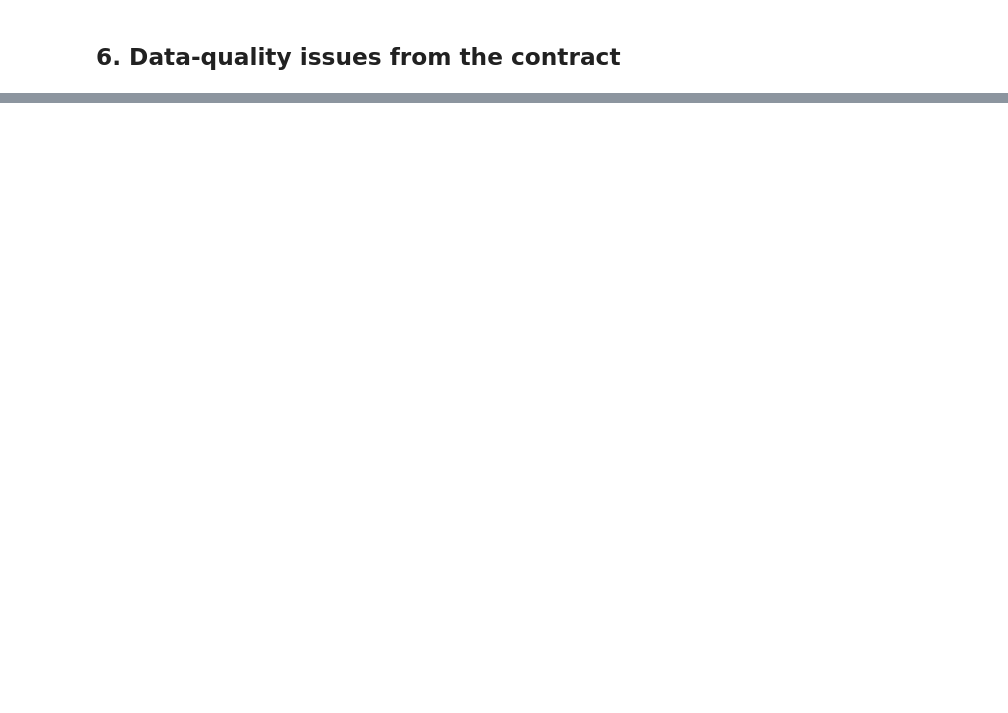
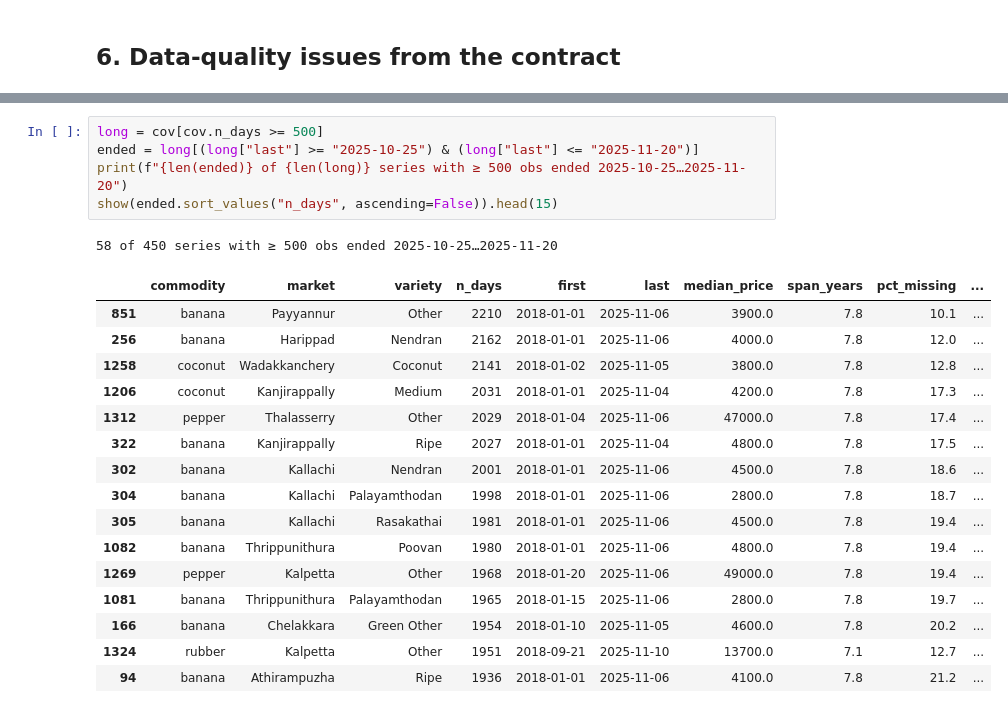
Before and after one commit to sayandp/kerala-crop-forecaster, a Jupyter notebook: notebooks/eda.ipynb, the cells around one changed output, grey strips where cells are left out. Saved outputs shown, nothing was run; the diff lists cells and outputs as text; blank space fills up the shorter version.

```diff
--- a/notebooks/eda.ipynb
+++ b/notebooks/eda.ipynb
@@ -267,0 +412,23 @@ _(filled in after executing — see next cell)_
+# %%
+long = cov[cov.n_days >= 500]
+ended = long[(long["last"] >= "2025-10-25") & (long["last"] <= "2025-11-20")]
+print(f"{len(ended)} of {len(long)} series with ≥ 500 obs ended 2025-10-25…2025-11-20")
+show(ended.sort_values("n_days", ascending=False)).head(15)
+# %% [output]
+58 of 450 series with ≥ 500 obs ended 2025-10-25…2025-11-20
+|  | commodity | market | variety | n_days | first | last | median_price | span_years | pct_missing | ... |
+| 851 | banana | Payyannur | Other | 2210 | 2018-01-01 | 2025-11-06 | 3900.0 | 7.8 | 10.1 | ... |
+| 256 | banana | Harippad | Nendran | 2162 | 2018-01-01 | 2025-11-06 | 4000.0 | 7.8 | 12.0 | ... |
+| 1258 | coconut | Wadakkanchery | Coconut | 2141 | 2018-01-02 | 2025-11-05 | 3800.0 | 7.8 | 12.8 | ... |
+| 1206 | coconut | Kanjirappally | Medium | 2031 | 2018-01-01 | 2025-11-04 | 4200.0 | 7.8 | 17.3 | ... |
+| 1312 | pepper | Thalasserry | Other | 2029 | 2018-01-04 | 2025-11-06 | 47000.0 | 7.8 | 17.4 | ... |
+| 322 | banana | Kanjirappally | Ripe | 2027 | 2018-01-01 | 2025-11-04 | 4800.0 | 7.8 | 17.5 | ... |
+| 302 | banana | Kallachi | Nendran | 2001 | 2018-01-01 | 2025-11-06 | 4500.0 | 7.8 | 18.6 | ... |
+| 304 | banana | Kallachi | Palayamthodan | 1998 | 2018-01-01 | 2025-11-06 | 2800.0 | 7.8 | 18.7 | ... |
+| 305 | banana | Kallachi | Rasakathai | 1981 | 2018-01-01 | 2025-11-06 | 4500.0 | 7.8 | 19.4 | ... |
+| 1082 | banana | Thrippunithura | Poovan | 1980 | 2018-01-01 | 2025-11-06 | 4800.0 | 7.8 | 19.4 | ... |
+| 1269 | pepper | Kalpetta | Other | 1968 | 2018-01-20 | 2025-11-06 | 49000.0 | 7.8 | 19.4 | ... |
+| 1081 | banana | Thrippunithura | Palayamthodan | 1965 | 2018-01-15 | 2025-11-06 | 2800.0 | 7.8 | 19.7 | ... |
+| 166 | banana | Chelakkara | Green Other | 1954 | 2018-01-10 | 2025-11-05 | 4600.0 | 7.8 | 20.2 | ... |
+| 1324 | rubber | Kalpetta | Other | 1951 | 2018-09-21 | 2025-11-10 | 13700.0 | 7.1 | 12.7 | ... |
+| 94 | banana | Athirampuzha | Ripe | 1936 | 2018-01-01 | 2025-11-06 | 4100.0 | 7.8 | 21.2 | ... |
```
Also changed, not shown: parts of 22 cells of this notebook, 2 other files.
